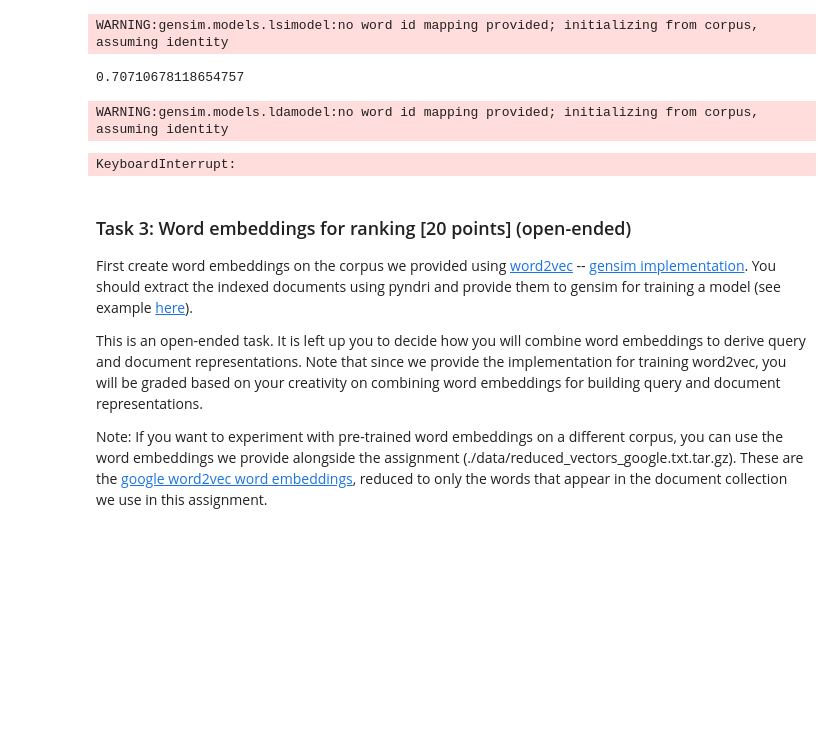
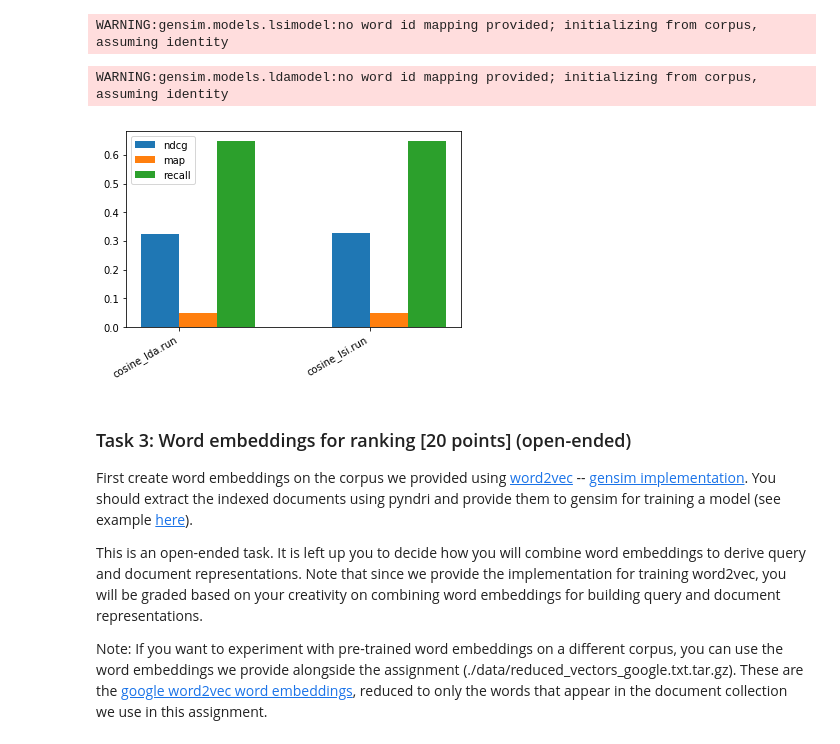
Before and after one commit to Poezedoez/IR1, a Jupyter notebook: hw2/assignment.ipynb, the cells around one changed output. Saved outputs shown, nothing was run; the diff lists cells and outputs as text; code cells hidden in the pictures; blank space fills up the shorter version.

```diff
--- a/hw2/assignment.ipynb
+++ b/hw2/assignment.ipynb
@@ -500,23 +500,24 @@ def ttest(model_1, model_2, eval_name, measure):
                            get_scores(model_2, eval_name, measure))
 
 def plot(folder):
+    fig, ((ax1, ax2), (ax1, ax2)) = plt.subplots(2, 2)
     models = [file for file in os.listdir(folder) if file.endswith(".run")]
     map_results = [evaluate(folder + model, 'ap_88_89/qrel_test', 'map') for model in models]
     ndcg_results = [evaluate(folder + model, 'ap_88_89/qrel_test', 'ndcg') for model in models]
-    recal_results = [evaluate(folder + model, 'ap_88_89/qrel_test', 'recall') for model in models]
-
-    fig = plt.figure()
+    recall_results = [evaluate(folder + model, 'ap_88_89/qrel_test', 'recall') for model in models]
 
     width = .2
     ind = np.arange(len(map_results))
-    plots = [plt.bar(ind, ndcg_results, width=width, tick_label=models),
-             plt.bar(ind + width, map_results, width=width),
-             plt.bar(ind + width * 2, recal_results, width=width)]
+    ndcg_plots = [ax1.bar(ind, ndcg_results, width=width, tick_label=models)]
+    map_plots = [ax2.bar(ind, map_results, width=width, tick_label=models)]
+    recall_plots = [ax3.bar(ind, recall_results, width=width, tick_label=models)]
 
-    plt.xticks(ind + width / 2, models)
+    ax1.set_xticks(ind + width / 2, models)
+    ax1.legend(ndcg_plots, ['ndcg'])
+    fig.autofmt_xdate()
 
-    plt.legend(plots, ['ndcg', 'map', 'recall'])
-    fig.autofmt_xdate()
+    ax2.set_xticks(ind + width / 2, models)
+    ax2.legend(map_plots, ['map'])
     plt.show()
 
 plot('./task1_models/')
@@ -610,16 +611,12 @@ def calc_similarities(model_name, docs, similarity_func):
             out_f=f_out,
             max_objects_per_query=1000)
 
-    assert (result == np.array([[ 1, 0, 0.9486833]])).all()
 # projected_docs = gensim.matutils.corpus2dense(lsi[corpus], num_terms=num_topics)
 
-calc_similarities('cosine_lsi', projected_docs, cosine_similarity)
-LA.norm(np.array([0.5, 0.5]))
+# calc_similarities('cosine_lsi', projected_docs, cosine_similarity)
+# LA.norm(np.array([0.5, 0.5]))
 # cosine_similarity(np.array([0.1, 0.1]), np.array([[0.1, 0.9], [0, 0.1]]))
-# %% [output]
-0.70710678118654757
 # %%
-lda = gensim.models.ldamodel.LdaModel(corpus, num_topics=32)
+lda = gensim.models.ldamulticore.LdaMulticore(corpus, num_topics=32, workers=3)
 # %% [output]
 WARNING:gensim.models.ldamodel:no word id mapping provided; initializing from corpus, assuming identity
-KeyboardInterrupt:
@@ -626,3 +627,7 @@ KeyboardInterrupt:
+# %%
+plot('./latent_model/')
+# %% [output]
+[figure, added]
 # %% [markdown]
 ### Task 3:  Word embeddings for ranking [20 points] (open-ended) ###
 
```
Also changed, not shown: parts of 10 cells of this notebook.
